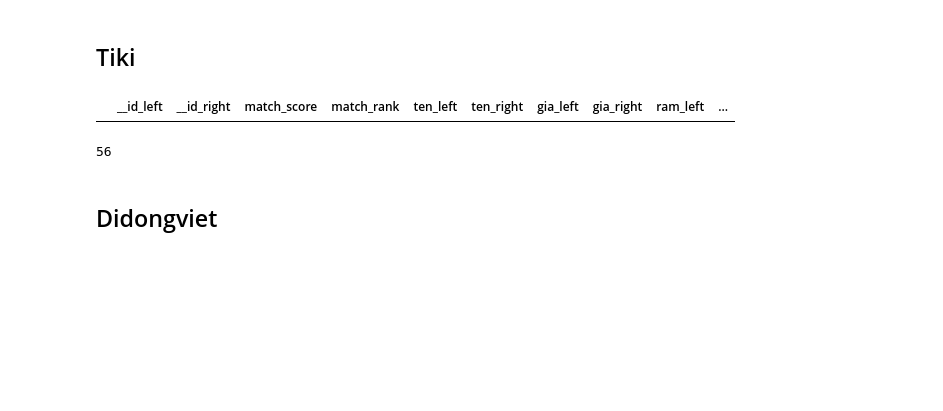
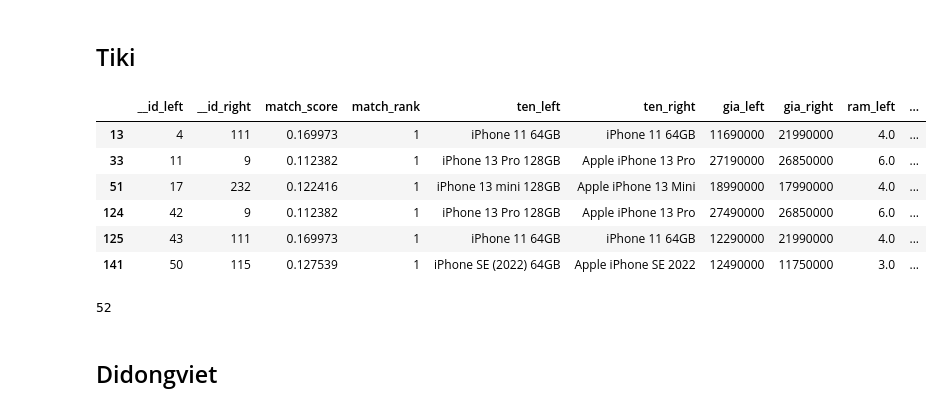
Before and after one commit to tqgminh/data_integration, a Jupyter notebook: data_matching.ipynb, the cells around one changed output. Saved outputs shown, nothing was run; the diff lists cells and outputs as text; code cells hidden in the pictures; blank space fills up the shorter version.

```diff
--- a/data_matching.ipynb
+++ b/data_matching.ipynb
@@ -7,16 +7,12 @@ tgdd_df = pd.read_csv('clean_data/tgdd.csv')
 tiki_df = pd.read_csv('clean_data/tiki.csv')
 vt_df = pd.read_csv('clean_data/viettel.csv')
 ddv_df = pd.read_csv('clean_data/didongviet.csv')
-
-cps_df['id'] = cps_df.index
-tgdd_df['id'] = tgdd_df.index
-tiki_df['id'] = tiki_df.index
-vt_df['id'] = vt_df.index
-ddv_df['id'] = ddv_df.index
+dmx_df = pd.read_csv('clean_data/dienmayxanh.csv')
 
 cps_df['src'] = 'CellphoneS'
 tgdd_df['src'] = 'Thế giới di động'
 tiki_df['src'] = 'Tiki'
 vt_df['src'] = 'Viettel'
 ddv_df['src'] = 'Di động Việt'
+dmx_df['src'] = "Điện máy xanh"
 # %%
@@ -134,10 +137,16 @@ print(len(apple_df))
 ## Tiki
 # %%
 apple_matcher = fuzzymatcher.link_table(apple_df, apple_tiki_df, left_on, right_on, left_id_col = "id", right_id_col = "id")
-apple_matcher = apple_matcher[apple_matcher['match_score'] > 0.2]
+apple_matcher = apple_matcher[apple_matcher['match_score'] > 0.1]
 apple_matcher
 # %% [output]
 |  | __id_left | __id_right | match_score | match_rank | ten_left | ten_right | gia_left | gia_right | ram_left | ... |
+| 13 | 4 | 111 | 0.169973 | 1 | iPhone 11 64GB | iPhone 11 64GB | 11690000 | 21990000 | 4.0 | ... |
+| 33 | 11 | 9 | 0.112382 | 1 | iPhone 13 Pro 128GB | Apple iPhone 13 Pro | 27190000 | 26850000 | 6.0 | ... |
+| 51 | 17 | 232 | 0.122416 | 1 | iPhone 13 mini 128GB | Apple iPhone 13 Mini | 18990000 | 17990000 | 4.0 | ... |
+| 124 | 42 | 9 | 0.112382 | 1 | iPhone 13 Pro 128GB | Apple iPhone 13 Pro | 27490000 | 26850000 | 6.0 | ... |
+| 125 | 43 | 111 | 0.169973 | 1 | iPhone 11 64GB | iPhone 11 64GB | 12290000 | 21990000 | 4.0 | ... |
+| 141 | 50 | 115 | 0.127539 | 1 | iPhone SE (2022) 64GB | Apple iPhone SE 2022 | 12490000 | 11750000 | 3.0 | ... |
 # %%
 values = apple_matcher['__id_right'].unique().tolist()
 apple_tiki_df = apple_tiki_df.query("id not in @values")
@@ -147,7 +156,7 @@ apple_df = apple_df.reset_index(drop=True)
 apple_df['id'] = apple_df.index
 print(len(apple_df))
 # %% [output]
-56
+52
 # %% [markdown]
 ## Didongviet
 # %%
```
Also changed, not shown: parts of 55 cells of this notebook, 16 other files.
